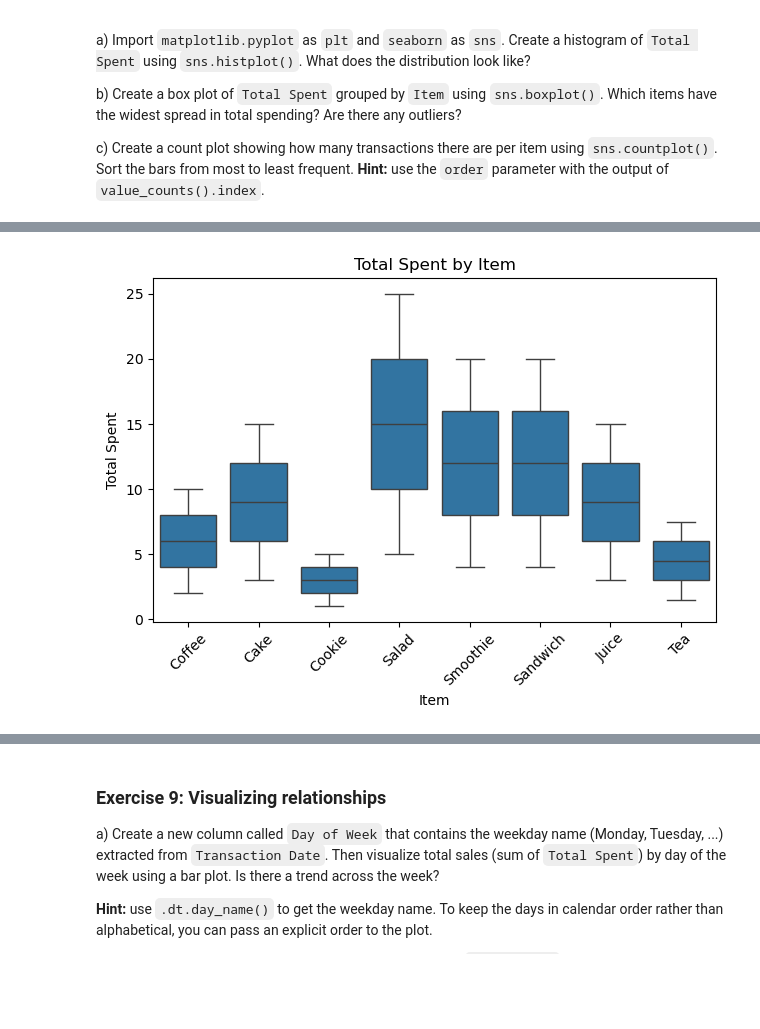
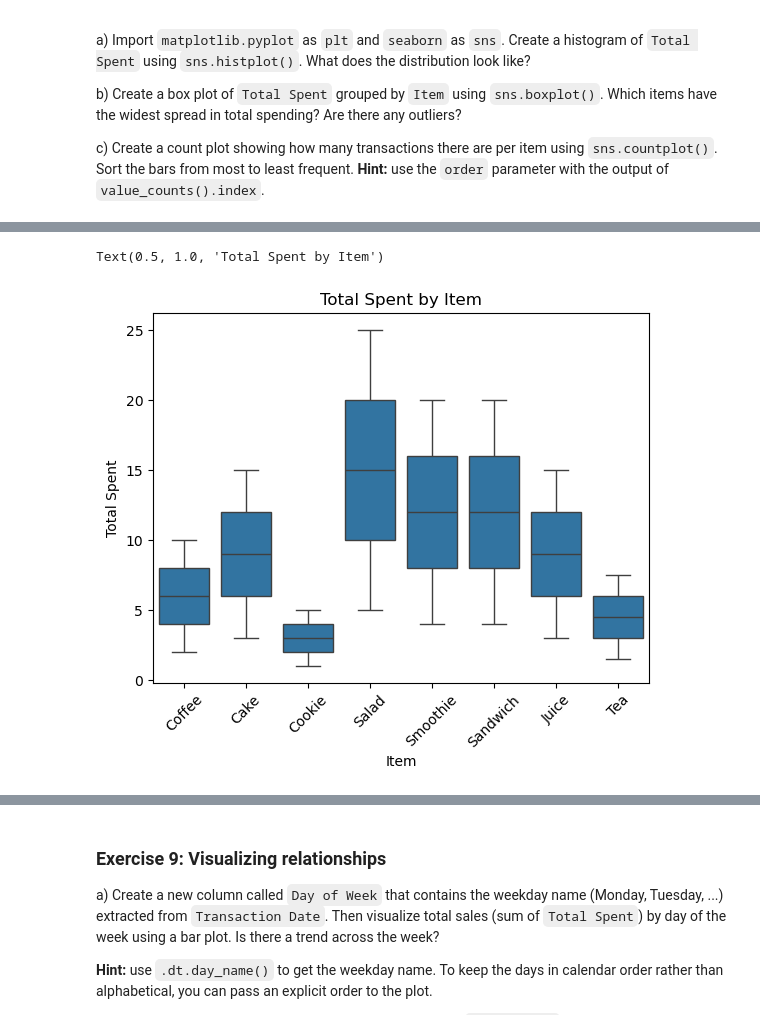
Before and after one commit to sippohippo/PythonForBusinessInt2026, a Jupyter notebook: exercises/E4_exercise_solutions.ipynb, the cells around one changed output, grey strips where cells are left out. Saved outputs shown, nothing was run; the diff lists cells and outputs as text; code cells hidden in the pictures; blank space fills up the shorter version.

```diff
--- a/exercises/E4_exercise_solutions.ipynb
+++ b/exercises/E4_exercise_solutions.ipynb
@@ -385,13 +385,12 @@ plt.show()
 # %%
 # b)
 
 sns.boxplot(data=df, x="Item", y="Total Spent")
 plt.xticks(rotation=45)
 plt.title("Total Spent by Item")
-plt.tight_layout()
-plt.show()
 # %% [output]
+Text(0.5, 1.0, 'Total Spent by Item')
-[figure, old version]
+[figure, new version]
 # %%
 # c)
 
```
Also changed, not shown: parts of 6 cells of this notebook.
